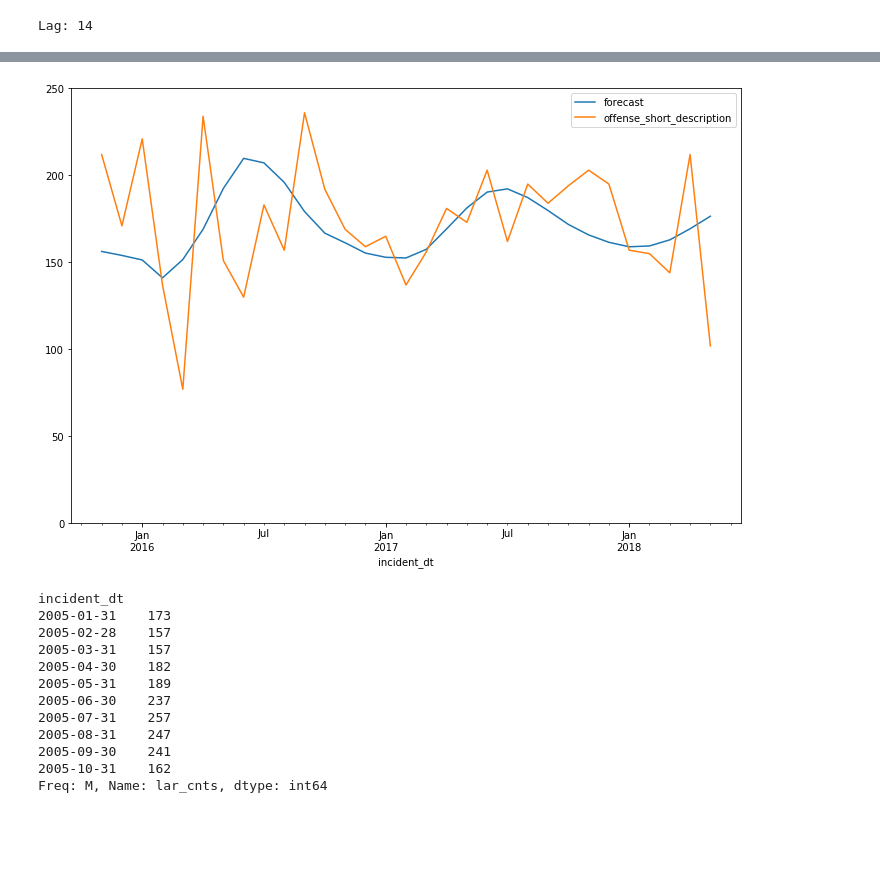
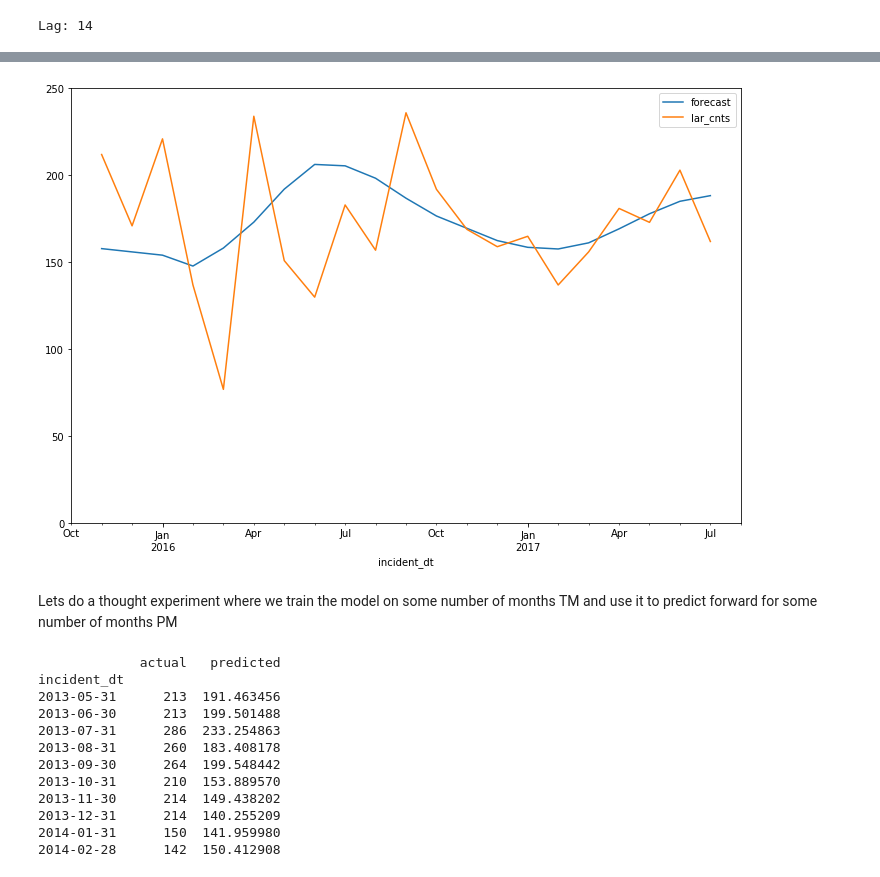
Before and after one commit to lotusflyer/ash_pub_safety, a Jupyter notebook: ash_lar_arma_model.ipynb, the cells around one changed output, grey strips where cells are left out. Saved outputs shown, nothing was run; the diff lists cells and outputs as text; code cells hidden in the pictures; blank space fills up the shorter version.

```diff
--- a/ash_lar_arma_model.ipynb
+++ b/ash_lar_arma_model.ipynb
@@ -12,5 +12,5 @@ from math import sqrt
 # %% [markdown]
 set figure size
 # %%
-plt.rcParams['figure.figsize'] = (20.0, 10.0)
+plt.rcParams['figure.figsize'] = (20.0, 8.0)
 # %% [markdown]
@@ -103,0 +107,3 @@ print(arma_mod20.aic, arma_mod20.bic, arma_mod20.hqic)
+# %%
+arma_mod1 = sm.tsa.ARMA(X, (14,1)).fit(disp=False)
+arma_mod2 = sm.tsa.ARMA(X, (12,0)).fit(disp=False)
@@ -124,7 +143,9 @@ incident_dt
 # %%
 fig, ax = plt.subplots(figsize=(12, 8))
 # ax = X[150:].plot(ax=ax)
 plt.ylim(0, 250)
-fig = arma_mod20.plot_predict(130, 160, dynamic=True, ax=ax, plot_insample=True)
+fig = arma_mod2.plot_predict(130, 150, dynamic=True, ax=ax, plot_insample=True)
 # %% [output]
-[figure, old version]
+[figure, new version]
+# %% [markdown]
+Lets do a thought experiment where we train the model on some number of months TM and use it to predict forward for some number of months PM
@@ -136,18 +161,21 @@ predicted = arma_mod.predict(train_size, train_size + predict_size, dynamic=True
-# %%
-train.head(10)
-# %% [output]
-incident_dt
-2005-01-31    173
-2005-02-28    157
-2005-03-31    157
-2005-04-30    182
-2005-05-31    189
-2005-06-30    237
-2005-07-31    257
-2005-08-31    247
-2005-09-30    241
-2005-10-31    162
-Freq: M, Name: lar_cnts, dtype: int64
+# %%
+compare = pd.DataFrame(test)
+compare.columns = ['actual']
+compare['predicted'] = predicted
+print(compare)
+# %% [output]
+             actual   predicted
+incident_dt
+2013-05-31      213  191.463456
+2013-06-30      213  199.501488
+2013-07-31      286  233.254863
+2013-08-31      260  183.408178
+2013-09-30      264  199.548442
+2013-10-31      210  153.889570
+2013-11-30      214  149.438202
+2013-12-31      214  140.255209
+2014-01-31      150  141.959980
+2014-02-28      142  150.412908
 # %%
 plt.plot(train)
 plt.plot(predicted, lw=3.0)
```
Also changed, not shown: parts of 18 cells of this notebook, 2 other files.
